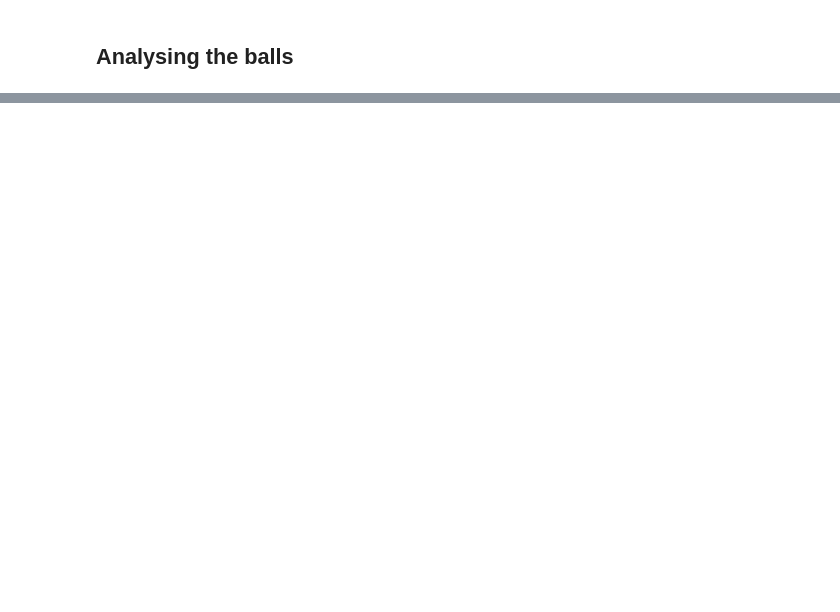
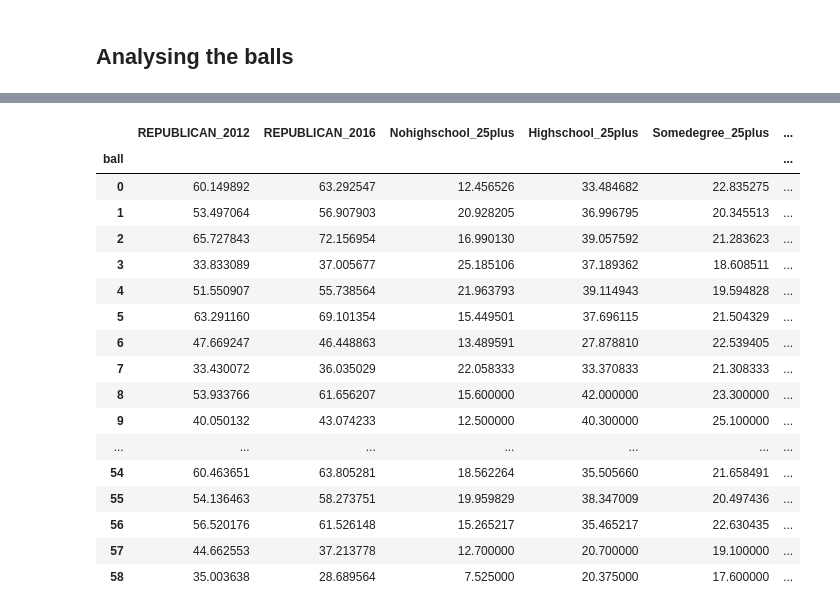
Before and after one commit to ebarranbeck/topology_vote_prediction, a Jupyter notebook: results_US.ipynb, the cells around one changed output, grey strips where cells are left out. Drawn from its saved outputs; the diff is of its cells as text; code cells hidden in the pictures; blank space fills up the shorter version.

```diff
--- a/results_US.ipynb
+++ b/results_US.ipynb
@@ -233,0 +172,6 @@ US_results.to_csv('Outputs/US_ball_results.csv',index=False)
+# %%
+columns=['REPUBLICAN_2016']
+ball_rep=pd.DataFrame()
+for col in columns:
+    ball_rep[col]=US_results.groupby('ball')[col].mean()
+ball_rep['Size'] = US_results.groupby('ball').size()
@@ -233,0 +199,31 @@ US_results.to_csv('Outputs/US_ball_results.csv',index=False)
+# %%
+columns=['REPUBLICAN_2012','REPUBLICAN_2016','Nohighschool_25plus', 'Highschool_25plus', 'Somedegree_25plus',
+       'Assocdegree_25plus', 'Degree_25plus', 'Under18', '18to24', '25to34',
+       '35to49', '50to64', 'Over65', 'White', 'Rural', 'lessthan50K',
+       '50to75k', '75to100k', 'morethan100k', 'manu_arg', 'Poverty',
+       'Adult obesity raw value', 'Poor or fair health raw value',
+       'Unemployment raw value']
+ball_means=pd.DataFrame()
+for col in columns:
+    ball_means[col]=US_results.groupby('ball')[col].mean()
+# %%
+ball_means
+# %% [output]
+|  | REPUBLICAN_2012 | REPUBLICAN_2016 | Nohighschool_25plus | Highschool_25plus | Somedegree_25plus | ... |
+| ball |  |  |  |  |  | ... |
+| 0 | 60.149892 | 63.292547 | 12.456526 | 33.484682 | 22.835275 | ... |
+| 1 | 53.497064 | 56.907903 | 20.928205 | 36.996795 | 20.345513 | ... |
+| 2 | 65.727843 | 72.156954 | 16.990130 | 39.057592 | 21.283623 | ... |
+| 3 | 33.833089 | 37.005677 | 25.185106 | 37.189362 | 18.608511 | ... |
+| 4 | 51.550907 | 55.738564 | 21.963793 | 39.114943 | 19.594828 | ... |
+| 5 | 63.291160 | 69.101354 | 15.449501 | 37.696115 | 21.504329 | ... |
+| 6 | 47.669247 | 46.448863 | 13.489591 | 27.878810 | 22.539405 | ... |
+| 7 | 33.430072 | 36.035029 | 22.058333 | 33.370833 | 21.308333 | ... |
+| 8 | 53.933766 | 61.656207 | 15.600000 | 42.000000 | 23.300000 | ... |
+| 9 | 40.050132 | 43.074233 | 12.500000 | 40.300000 | 25.100000 | ... |
+| ... | ... | ... | ... | ... | ... | ... |
+| 54 | 60.463651 | 63.805281 | 18.562264 | 35.505660 | 21.658491 | ... |
+| 55 | 54.136463 | 58.273751 | 19.959829 | 38.347009 | 20.497436 | ... |
+| 56 | 56.520176 | 61.526148 | 15.265217 | 35.465217 | 22.630435 | ... |
+| 57 | 44.662553 | 37.213778 | 12.700000 | 20.700000 | 19.100000 | ... |
+| 58 | 35.003638 | 28.689564 | 7.525000 | 20.375000 | 17.600000 | ... |
```
Also changed, not shown: parts of 15 cells of this notebook, 10 other files.
